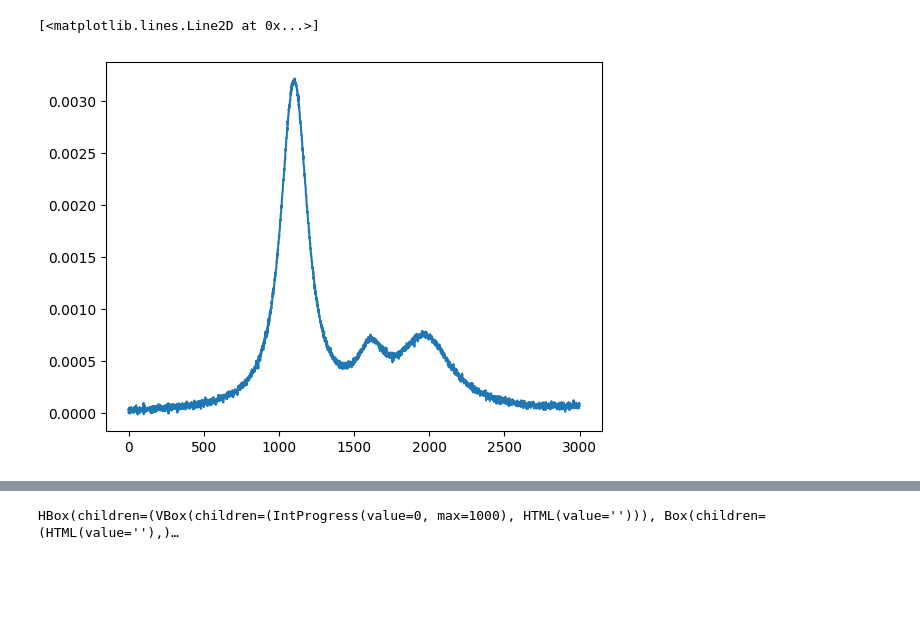
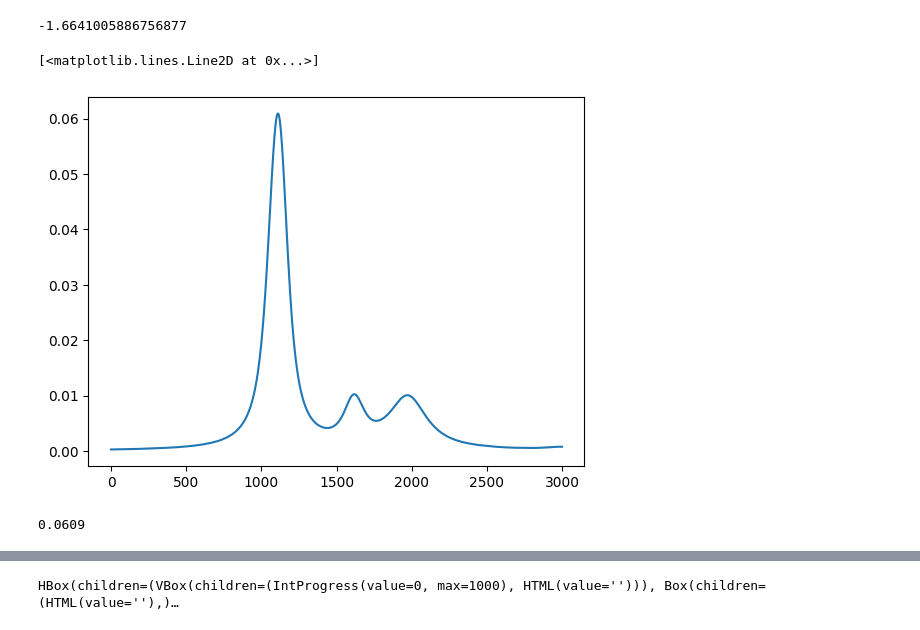
Before and after one commit to CaffineAddic/Flame_dianostics-temperature_profile_estimation_using_ML, a Jupyter notebook: Python Code/Final/GPR_botlz_Varx_EXP_LMC_norm.ipynb, the cells around one changed output, grey strips where cells are left out. Drawn from its saved outputs; the diff is of its cells as text; code cells hidden in the pictures; blank space fills up the shorter version.

```diff
--- a/Python Code/Final/GPR_botlz_Varx_EXP_LMC_norm.ipynb
+++ b/Python Code/Final/GPR_botlz_Varx_EXP_LMC_norm.ipynb
@@ -10,5 +10,5 @@ os.chdir('/home/saumya/Documents/Flame_dianostics-temperature_profile_estimation
 # %%
-x_dat = np.load('ABS_noisy_SNR_new.npy').astype(np.half)
+x_dat = np.load('abs_SNR_clean_new.npy')
 # x_dat = np.reshape(x_dat, -1)[:, None]
 # %%
 x_dat.shape
@@ -70,11 +80,19 @@ def train_val_test_split(X, y, val_size):
     return X_train_val, X_test, y_train_val, y_test
 # %%
 X_train, X_test, Y_train, Y_test = train_val_test_split(x_dat, y_dat, .2)
+# %%
+(y_dat[2][0])
+# %% [output]
+-1.6641005886756877
 # %%
-plt.plot(x_dat[2])
+plt.plot(x_dat[1200])
 # %% [output]
 [<matplotlib.lines.Line2D at 0x...>]
-[figure, old version]
+[figure, new version]
+# %%
+max(x_dat[1200])
+# %% [output]
+0.0609
 # %%
 # ICM model set up
 ks = GPy.kern.RBF(np.shape(X_train)[1])
```
Also changed, not shown: parts of 34 cells of this notebook, 7 other files.
